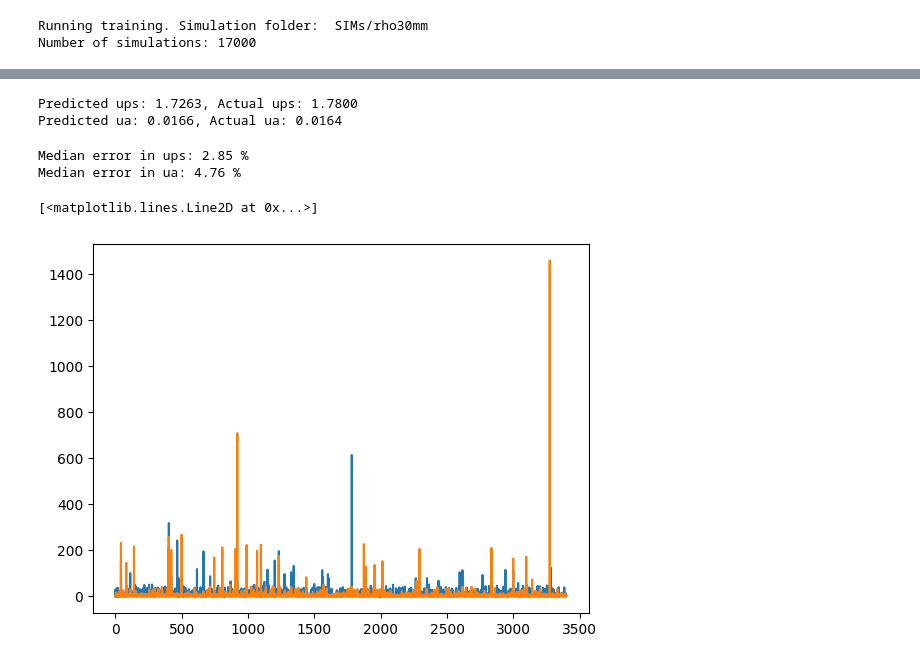
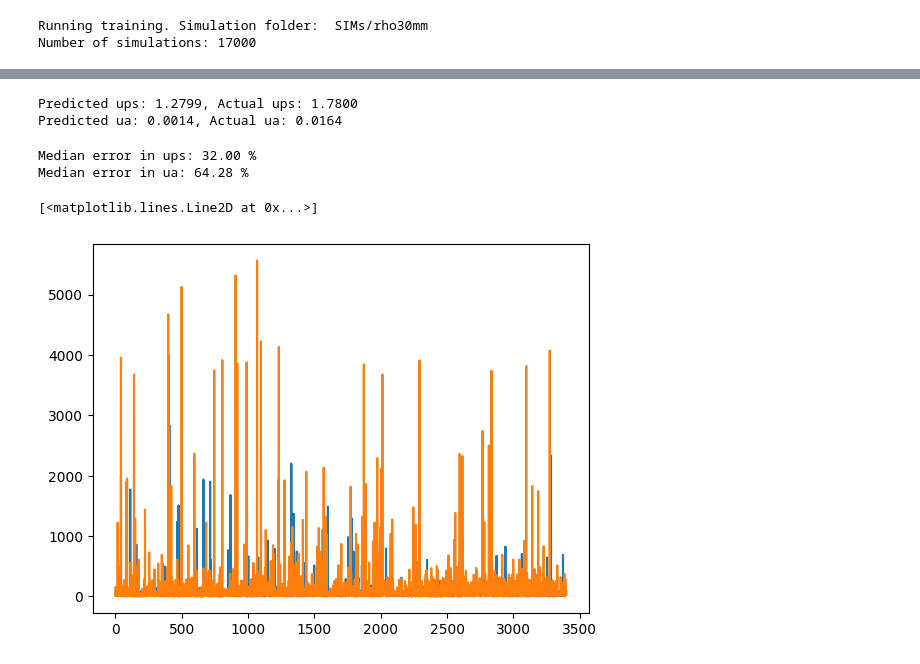
Before and after one commit to nicocarbone/PHDFitAI, a Jupyter notebook: AIFitPrototype.ipynb, the cells around one changed output, grey strips where cells are left out. Saved outputs shown, nothing was run; the diff lists cells and outputs as text; code cells hidden in the pictures.

Commit message:
Move dtof normalization to the getitem method. Use normalize_dtof function in getitem and in validation tests.

```diff
--- a/AIFitPrototype.ipynb
+++ b/AIFitPrototype.ipynb
@@ -442,14 +445,17 @@ print("Number of simulations: {}\n".format(len(ua_data)))
 Running training. Simulation folder:  SIMs/rho30mm
 Number of simulations: 17000
 # %%
-cut_threshold = 0.01
+#cut_threshold_rel = 0.01
 
-for i in range(len(ua_data)):
-    #irfs_data[i] = irfs_data[i] / np.sum(irfs_data[i])
-    irfs_data[i] = irfs_data[i] / np.max(savgol_filter(irfs_data[i], 50, 3))
-    irfs_data[i][irfs_data[i] < cut_threshold] = 0
-    histograms_data[i] = histograms_data[i] / np.max(savgol_filter(histograms_data[i], 50, 3))
-    histograms_data[i][histograms_data[i] < cut_threshold] = 0
+#for i in range(len(ua_data)):
+#    #irfs_data[i] = irfs_data[i] / np.nansum(savgol_filter(irfs_data[i], 50, 3))
+#    irfs_data[i] = irfs_data[i] / np.max(savgol_filter(irfs_data[i], 50, 3))
+#    cut_threshold = cut_threshold_rel * np.nanmax(irfs_data[i])
+#    irfs_data[i][irfs_data[i] < cut_threshold] = 0
+#    histograms_data[i] = histograms_data[i] / np.max(savgol_filter(histograms_data[i], 50, 3))
+#    #histograms_data[i] = histograms_data[i] / np.nansum(savgol_filter(histograms_data[i], 50, 3))
+#    cut_threshold = cut_threshold_rel * np.nanmax(histograms_data[i])
+#    histograms_data[i][histograms_data[i] < cut_threshold] = 0
 # %%
 max_xpos_roll = 100
 min_xpos_roll = -400
@@ -575,8 +574,10 @@ plt.show()    # Display the plot
 # 6. Example Inference (after training)
 #    Load a sample histogram and IRF (e.g., from your validation set or a new measurement)
 sample_index = 3 # Example index from validation set
-sample_histogram = torch.tensor(histograms_val[sample_index], dtype=torch.float32).unsqueeze(0).unsqueeze(0).to(device) # Add batch and channel dimension
-sample_irf = torch.tensor(irfs_val[sample_index], dtype=torch.float32).unsqueeze(0).unsqueeze(0).to(device) # Add batch and channel dimension
+
+
+sample_histogram = torch.tensor(normalize_dtof(histograms_val[sample_index]), dtype=torch.float32).unsqueeze(0).unsqueeze(0).to(device) # Add batch and channel dimension
+sample_irf = torch.tensor(normalize_dtof(irfs_val[sample_index]), dtype=torch.float32).unsqueeze(0).unsqueeze(0).to(device) # Add batch and channel dimension
 
 trained_model.eval() # Set model to evaluation mode
 with torch.no_grad():
@@ -590,44 +591,44 @@ actual_ua = ua_val[sample_index]
 print(f"Predicted ups: {predicted_ups:.4f}, Actual ups: {actual_ups:.4f}")
 print(f"Predicted ua: {predicted_ua:.4f}, Actual ua: {actual_ua:.4f}")
 # %% [output]
-Predicted ups: 1.7263, Actual ups: 1.7800
-Predicted ua: 0.0166, Actual ua: 0.0164
+Predicted ups: 1.2799, Actual ups: 1.7800
+Predicted ua: 0.0014, Actual ua: 0.0164
 # %%
 error_ua = []
 error_ups = []
 actual_uas = []
 actual_upss = []
 
 for i in range(len(histograms_val)):
-    sample_histogram = torch.tensor(histograms_val[i], dtype=torch.float32).unsqueeze(0).unsqueeze(0).to(device) # Add batch and channel dimension
-    sample_irf = torch.tensor(irfs_val[i], dtype=torch.float32).unsqueeze(0).unsqueeze(0).to(device) # Add batch and channel dimension
+    sample_histogram = torch.tensor(normalize_dtof(histograms_val[i]), dtype=torch.float32).unsqueeze(0).unsqueeze(0).to(device) # Add batch and channel dimension
+    sample_irf = torch.tensor(normalize_dtof(irfs_val[i]), dtype=torch.float32).unsqueeze(0).unsqueeze(0).to(device) # Add batch and channel dimension
 
     trained_model.eval() # Set model to evaluation mode
     with torch.no_grad():
         predicted_optical_properties = trained_model(sample_histogram, sample_irf)
 
     predicted_ups = predicted_optical_properties[0][0].item()
     predicted_ua = predicted_optical_properties[0][1].item()
     actual_ups = ups_val[i]
     actual_ua = ua_val[i]
 
     actual_uas.append(actual_ua)
     actual_upss.append(actual_ups)
 
     error_ua.append(abs((actual_ua - predicted_ua)/actual_ua)*100)
     error_ups.append(abs((actual_ups - predicted_ups)/actual_ups)*100)
 
 
 print("Median error in ups: {:.2f} %".format(np.nanmedian(error_ups)))
 print("Median error in ua: {:.2f} %".format(np.nanmedian(error_ua)))
 
 plt.plot(error_ua, label='Error in ua')
 plt.plot(error_ups, label='Error in ups')
 # %% [output]
-Median error in ups: 2.85 %
-Median error in ua: 4.76 %
+Median error in ups: 32.00 %
+Median error in ua: 64.28 %
 [<matplotlib.lines.Line2D at 0x...>]
-[figure, old version]
+[figure, new version]
 # %%
 plt.figure(figsize=(10, 6))
 plt.scatter(actual_uas, error_ua, alpha=0.6)
```
Also changed, not shown: parts of 10 cells of this notebook.
